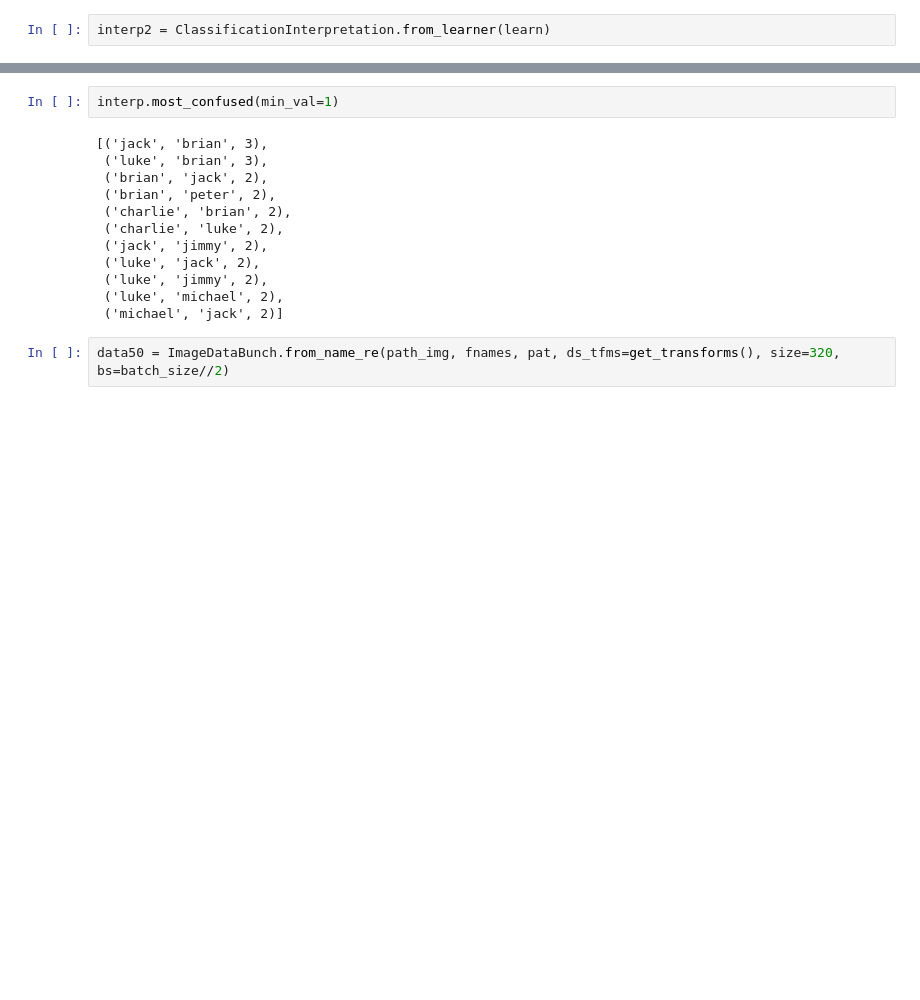
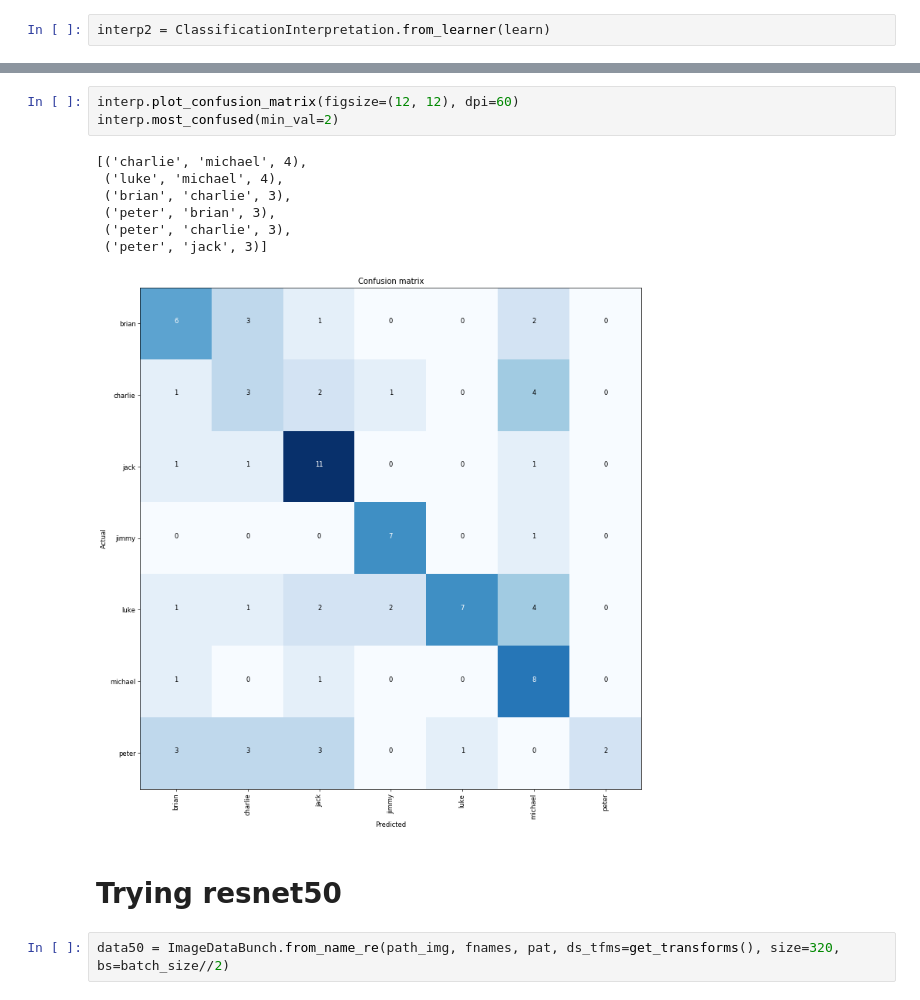
Before and after one commit to whatrocks/fastai-fall2018, a Jupyter notebook: week-1/lesson1-cousins.ipynb, the cells around one changed output, grey strips where cells are left out. Saved outputs shown, nothing was run; the diff lists cells and outputs as text; blank space fills up the shorter version.

```diff
--- a/week-1/lesson1-cousins.ipynb
+++ b/week-1/lesson1-cousins.ipynb
@@ -142,17 +144,16 @@ interp2.plot_top_losses(9, figsize=(15,11))
-# %%
-interp.most_confused(min_val=1)
-# %% [output]
-[('jack', 'brian', 3),
- ('luke', 'brian', 3),
- ('brian', 'jack', 2),
- ('brian', 'peter', 2),
- ('charlie', 'brian', 2),
- ('charlie', 'luke', 2),
- ('jack', 'jimmy', 2),
- ('luke', 'jack', 2),
- ('luke', 'jimmy', 2),
- ('luke', 'michael', 2),
- ('michael', 'jack', 2)]
+# %%
+interp.plot_confusion_matrix(figsize=(12, 12), dpi=60)
+interp.most_confused(min_val=2)
+# %% [output]
+[('charlie', 'michael', 4),
+ ('luke', 'michael', 4),
+ ('brian', 'charlie', 3),
+ ('peter', 'brian', 3),
+ ('peter', 'charlie', 3),
+ ('peter', 'jack', 3)]
+[figure, added]
+# %% [markdown]
+# Trying resnet50
 # %%
 data50 = ImageDataBunch.from_name_re(path_img, fnames, pat, ds_tfms=get_transforms(), size=320, bs=batch_size//2)
 # %%
```
Also changed, not shown: parts of 37 cells of this notebook, 15 other files.
